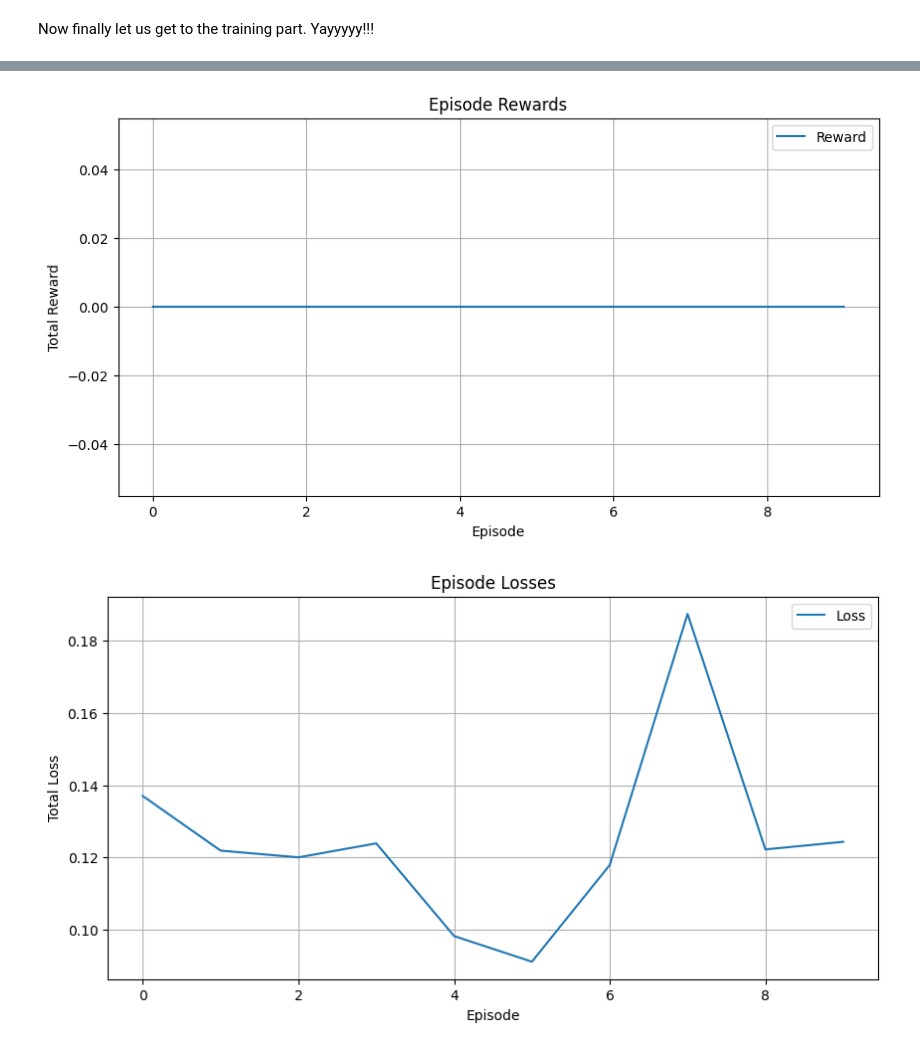
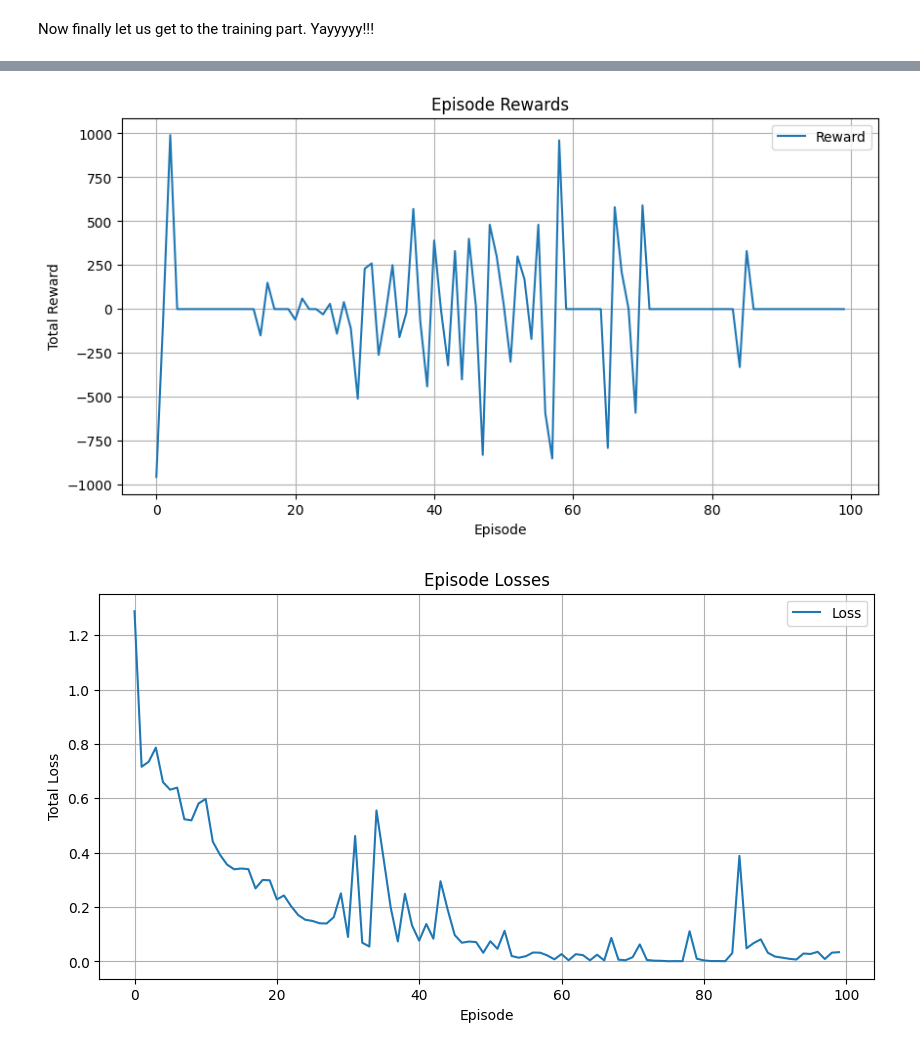
Before and after one commit to dfoshidero/RLModels-Doom_CartPole, a Jupyter notebook: DRQN_v2.ipynb, the cells around one changed output, grey strips where cells are left out. Cells and saved outputs as stored; diff of their text form; code cells hidden in the pictures.

Commit message:
[DRQN] add reward shaping function

```diff
--- a/DRQN_v2.ipynb
+++ b/DRQN_v2.ipynb
@@ -263,5 +314,5 @@ class ExperienceReplay():
 # %%
-def train(num_episodes, episode_length, learning_rate, scenario = "ViZDoom/scenarios/deadly_corridor.cfg", map_path = 'map01', render = False):
+def train(num_episodes, episode_length, learning_rate, scenario = "deadly_corridor.cfg", map_path = 'map01', render = False):
 
     # discount parameter for Q-value computation
     discount_factor = .99
@@ -277,6 +328,11 @@ def train(num_episodes, episode_length, learning_rate, scenario = "ViZDoom/scena
     total_reward = 0
     total_loss = 0
     old_q_value = 0
+
+    # Initialize variables for storing previous damage taken, hit count, and ammo
+    prev_damage_taken = 0
+    prev_hitcount = 0
+    prev_ammo = 0
 
     # initialize lists for storing the episodic rewards and losses
     rewards = []
@@ -338,9 +394,14 @@ def train(num_episodes, episode_length, learning_rate, scenario = "ViZDoom/scena
 
 
     # then we add the game variables, ammo, health, and killcount
-    game.add_available_game_variable(GameVariable.AMMO0)
+    #game.add_available_game_variable(GameVariable.AMMO0)
+    #game.add_available_game_variable(GameVariable.KILLCOUNT)
     game.add_available_game_variable(GameVariable.HEALTH)
-    game.add_available_game_variable(GameVariable.KILLCOUNT)
+    game.add_available_game_variable(GameVariable.DAMAGE_TAKEN)
+    game.add_available_game_variable(GameVariable.HITCOUNT)
+    game.add_available_game_variable(GameVariable.SELECTED_WEAPON_AMMO)
+
+
 
     # we set episode_timeout to terminate the episode after some time step
     # we also set episode_start_time which is useful for skipping intial events
@@ -364,6 +425,7 @@ def train(num_episodes, episode_length, learning_rate, scenario = "ViZDoom/scena
 
     # okay, So now we, initialize the game environment
     game.init()
+
 
     # now, let us create instance to our DRQN class and create our both actor and target DRQN networks
     actionDRQN = DRQN((160, 256, 3), game.get_available_buttons_size() - 2, learning_rate)
@@ -389,12 +451,12 @@ def train(num_episodes, episode_length, learning_rate, scenario = "ViZDoom/scena
         sess.run(tf.compat.v1.global_variables_initializer())
 
         for episode in range(num_episodes):
-
             # start the new episode
             game.new_episode()
 
             # play the episode till it reaches the episode length
             for frame in range(episode_length):
+                #total_reward = 0
 
                 # get the game state
                 state = game.get_state()
@@ -407,8 +469,24 @@ def train(num_episodes, episode_length, learning_rate, scenario = "ViZDoom/scena
                 # perform the action and store the reward
                 reward = game.make_action(action)
 
+
+
+                # Optionally, apply reward shaping
+                shaped_reward, prev_damage_taken, prev_hitcount, prev_ammo = shape_reward(reward, state, prev_damage_taken, prev_hitcount, prev_ammo)
+
+
                 # update total rewad
-                total_reward += reward
+                total_reward += shaped_reward
+
+                # Store transition in experience replay buffer
+                experiences.appendToBuffer((s, action, shaped_reward))
+
+                # Sample experiences from the buffer for training
+                if frame % sample == 0:
+                    memory = experiences.sample(1)
+                    mem_frame = memory[0][0]
+                    mem_action = memory[0][1]
+                    mem_reward = memory[0][2]
 
 
                 # if the episode is over then break
@@ -417,7 +495,7 @@ def train(num_episodes, episode_length, learning_rate, scenario = "ViZDoom/scena
 
                 # store transistion to our experience buffer
                 if (frame % store) == 0:
-                    experiences.appendToBuffer((s, action, reward))
+                    experiences.appendToBuffer((s, action, shaped_reward))
 
                 # sample experience form the experience buffer
                 if (frame % sample) == 0:
@@ -459,7 +537,8 @@ def train(num_episodes, episode_length, learning_rate, scenario = "ViZDoom/scena
             total_reward = 0
             total_loss = 0
 
-    # Plot the rewards
+
+# Plot the rewards
     plt.figure(figsize=(10, 5))
     plt.plot([x[0] for x in rewards], [x[1] for x in rewards], label='Reward')
     plt.xlabel('Episode')
@@ -479,6 +558,5 @@ def train(num_episodes, episode_length, learning_rate, scenario = "ViZDoom/scena
     plt.grid(True)
     plt.show()
 # %%
-train(num_episodes = 10, episode_length = 300, learning_rate = 0.0001, render = False)
-#train(num_episodes = 10000, episode_length = 300, learning_rate = 0.01, render = False)
+train(num_episodes = 100, episode_length = 2000, learning_rate = 0.0001, render = False)
 # %% [output]
@@ -502,2 +587,2 @@ Episode 9 - Reward = 0.000, Loss = 0.124.
-[figure, old version]
+[figure, new version]
-[figure, old version]
+[figure, new version]
```
Also changed, not shown: parts of 11 cells of this notebook.
